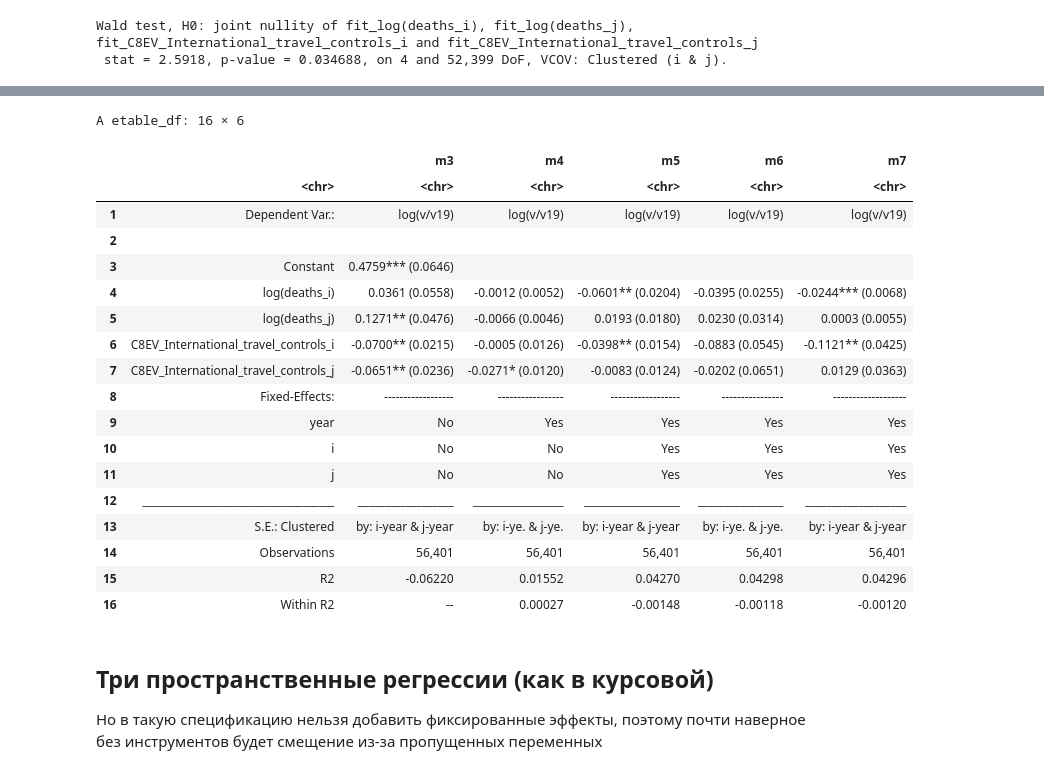
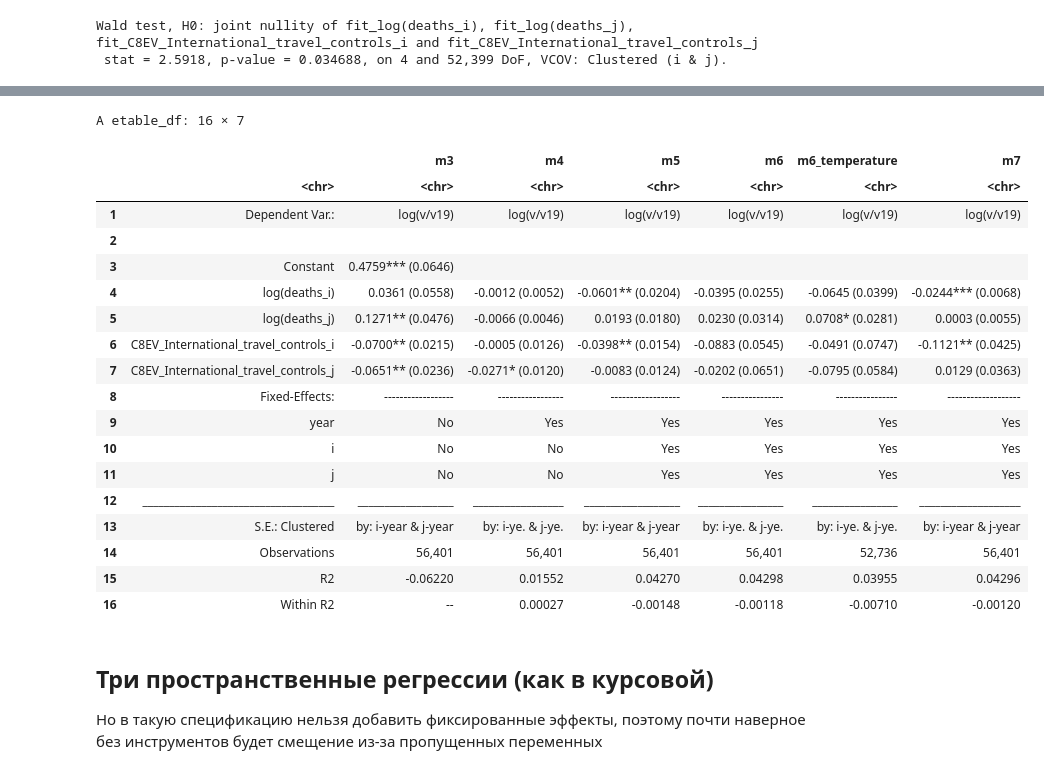
Before and after one commit to xan-d-or/thesis, a Jupyter notebook: analysis/hs0_estimation.ipynb, the cells around one changed output, grey strips where cells are left out. Saved outputs shown, nothing was run; the diff lists cells and outputs as text; code cells hidden in the pictures.

```diff
--- a/analysis/hs0_estimation.ipynb
+++ b/analysis/hs0_estimation.ipynb
@@ -354,7 +338,7 @@ F-test (1st stage), log(deaths_j): stat = 721.0    , p < 2.2e-16 , on 8 and 56,0
 # Спецификация с фиксированными эффектами, куда я добавил инструменты, чтобы убрать потенциальную двустороннюю связь.
 # Добавить больше инструментов, которые меняются во времени. Мб плотность населения или медианный возраст брать не за 2019 год а в динамике,
 # чтобы использовать их как инструменты в этой спецификации.
-m5 = feols(log(v/v19) ~  1 +
+fe_iv = feols(log(v/v19) ~  1 +
  C8EV_International_travel_controls_i + C8EV_International_travel_controls_j | year+i+j|
  log(deaths_i) + log(deaths_j) ~
 # H6M_Facial_Coverings_i+H6M_Facial_Coverings_j
@@ -370,7 +354,7 @@ population_density_i + population_density_j
  ,
  data = df
  )
-m5 %>% summary(cluster = ~ i+j)
+fe_iv %>% summary(cluster = ~ i+j)
 # %% [output]
 NOTE: 13,906 observations removed because of NA and infinite values (RHS: 9,802, IV: 6,067/10,661).
 TSLS estimation - Dep. Var.: log(v/v19)
@@ -391,7 +375,7 @@ F-test (1st stage), log(deaths_j): stat = 919.6    , p < 2.2e-16 , on 6 and 56,0
                        Wu-Hausman: stat =   4.75857, p = 0.008581, on 2 and 56,044 DoF.
                            Sargan: stat =   4.68934, p = 0.320684, on 4 DoF.
 # %%
-m6 = feols(log(v/v19) ~  1 | year+i+j|
+iv_both_endo = feols(log(v/v19) ~  1 | year+i+j|
  log(deaths_i) + log(deaths_j) +
  C8EV_International_travel_controls_i + C8EV_International_travel_controls_j ~
 # H6M_Facial_Coverings_i+H6M_Facial_Coverings_j
@@ -407,7 +391,7 @@ population_density_i + population_density_j
  ,
  data = df
  )
-m6 %>% summary(cluster = ~ i+j)
+iv_both_endo %>% summary(cluster = ~ i+j)
 # %% [output]
 NOTE: 13,906 observations removed because of NA and infinite values (IV: 13,568/10,661).
 TSLS estimation - Dep. Var.: log(v/v19)
@@ -435,7 +419,7 @@ Wald test, H0: joint nullity of fit_log(deaths_i), fit_log(deaths_j), fit_C8EV_I
  stat = 1.98393, p-value = 0.093977, on 4 and 56,046 DoF, VCOV: Clustered (i & j).
 # %%
 # Но если добавить температуру как инструмент, то значимость появляется...
-m6_temperature = feols(log(v/v19) ~  1 | year+i+j|
+iv_both_endo_temperature = feols(log(v/v19) ~  1 | year+i+j|
  log(deaths_i) + log(deaths_j) +
  C8EV_International_travel_controls_i + C8EV_International_travel_controls_j ~
 # H6M_Facial_Coverings_i+H6M_Facial_Coverings_j
@@ -451,8 +435,8 @@ average_surface_temperature_i + average_surface_temperature_j # Добавляе
  ,
  data = df
  )
-m6_temperature %>% summary(cluster = ~ i+j)
-wald(m6_temperature, keep = 'log|C8', vcov = ~i+j)
+iv_both_endo_temperature %>% summary(cluster = ~ i+j)
+wald(iv_both_endo_temperature, keep = 'log|C8', vcov = ~i+j)
 # %% [output]
 NOTE: 17,571 observations removed because of NA and infinite values (IV: 13,568/15,000).
 TSLS estimation - Dep. Var.: log(v/v19)
@@ -476,7 +460,7 @@ Wald test, H0: joint nullity of fit_log(deaths_i), fit_log(deaths_j), fit_C8EV_I
  stat = 2.5918, p-value = 0.034688, on 4 and 52,399 DoF, VCOV: Clustered (i & j).
 # %%
 # Как будто ограничения тоже эндогенные...
-m7 = feols(log(v/v19) ~  1 + log(deaths_i) + log(deaths_j) | year+i+j|
+iv_itc_endo = feols(log(v/v19) ~  1 + log(deaths_i) + log(deaths_j) | year+i+j|
  C8EV_International_travel_controls_i + C8EV_International_travel_controls_j ~
 # H6M_Facial_Coverings_i+H6M_Facial_Coverings_j
 # +
@@ -491,7 +475,7 @@ population_density_i + population_density_j
  ,
  data = df
  )
-m7 %>% summary(cluster = ~ i+j)
+iv_itc_endo %>% summary(cluster = ~ i+j)
 # %% [output]
 NOTE: 13,906 observations removed because of NA and infinite values (RHS: 6,067, IV: 9,802/10,661).
 TSLS estimation - Dep. Var.: log(v/v19)
@@ -656,26 +640,26 @@ A etable_df: 16 × 6
 # %%
 # Так вроде не очень корректно делать, если мы верим в возможную автокорреляцию
-etable(m3, m4, m5, m6, m7, vcov = ~i^year+j^year, signif.code = signif.code)
+etable(pulled_tsls, fe_iv_year, fe_iv, iv_both_endo, iv_both_endo_temperature, iv_itc_endo, vcov = ~i^year+j^year, signif.code = signif.code)
 # %% [output]
-A etable_df: 16 × 6
+A etable_df: 16 × 7
-|  |  | m3 | m4 | m5 | m6 | m7 |
-|  | <chr> | <chr> | <chr> | <chr> | <chr> | <chr> |
-| 1 | Dependent Var.: | log(v/v19) | log(v/v19) | log(v/v19) | log(v/v19) | log(v/v19) |
-| 2 |  |  |  |  |  |  |
-| 3 | Constant | 0.4759*** (0.0646) |  |  |  |  |
-| 4 | log(deaths_i) | 0.0361 (0.0558) | -0.0012 (0.0052) | -0.0601** (0.0204) | -0.0395 (0.0255) | -0.0244*** (0.0068) |
-| 5 | log(deaths_j) | 0.1271** (0.0476) | -0.0066 (0.0046) | 0.0193 (0.0180) | 0.0230 (0.0314) | 0.0003 (0.0055) |
-| 6 | C8EV_International_travel_controls_i | -0.0700** (0.0215) | -0.0005 (0.0126) | -0.0398** (0.0154) | -0.0883 (0.0545) | -0.1121** (0.0425) |
-| 7 | C8EV_International_travel_controls_j | -0.0651** (0.0236) | -0.0271* (0.0120) | -0.0083 (0.0124) | -0.0202 (0.0651) | 0.0129 (0.0363) |
-| 8 | Fixed-Effects: | ------------------ | ----------------- | ------------------ | ---------------- | ------------------- |
-| 9 | year | No | Yes | Yes | Yes | Yes |
-| 10 | i | No | No | Yes | Yes | Yes |
-| 11 | j | No | No | Yes | Yes | Yes |
-| 12 | ____________________________________ | __________________ | _________________ | __________________ | ________________ | ___________________ |
-| 13 | S.E.: Clustered | by: i-year & j-year | by: i-ye. & j-ye. | by: i-year & j-year | by: i-ye. & j-ye. | by: i-year & j-year |
-| 14 | Observations | 56,401 | 56,401 | 56,401 | 56,401 | 56,401 |
-| 15 | R2 | -0.06220 | 0.01552 | 0.04270 | 0.04298 | 0.04296 |
-| 16 | Within R2 | -- | 0.00027 | -0.00148 | -0.00118 | -0.00120 |
+|  |  | m3 | m4 | m5 | m6 | m6_temperature | m7 |
+|  | <chr> | <chr> | <chr> | <chr> | <chr> | <chr> | <chr> |
+| 1 | Dependent Var.: | log(v/v19) | log(v/v19) | log(v/v19) | log(v/v19) | log(v/v19) | log(v/v19) |
+| 2 |  |  |  |  |  |  |  |
+| 3 | Constant | 0.4759*** (0.0646) |  |  |  |  |  |
+| 4 | log(deaths_i) | 0.0361 (0.0558) | -0.0012 (0.0052) | -0.0601** (0.0204) | -0.0395 (0.0255) | -0.0645 (0.0399) | -0.0244*** (0.0068) |
+| 5 | log(deaths_j) | 0.1271** (0.0476) | -0.0066 (0.0046) | 0.0193 (0.0180) | 0.0230 (0.0314) | 0.0708* (0.0281) | 0.0003 (0.0055) |
+| 6 | C8EV_International_travel_controls_i | -0.0700** (0.0215) | -0.0005 (0.0126) | -0.0398** (0.0154) | -0.0883 (0.0545) | -0.0491 (0.0747) | -0.1121** (0.0425) |
+| 7 | C8EV_International_travel_controls_j | -0.0651** (0.0236) | -0.0271* (0.0120) | -0.0083 (0.0124) | -0.0202 (0.0651) | -0.0795 (0.0584) | 0.0129 (0.0363) |
+| 8 | Fixed-Effects: | ------------------ | ----------------- | ------------------ | ---------------- | ---------------- | ------------------- |
+| 9 | year | No | Yes | Yes | Yes | Yes | Yes |
+| 10 | i | No | No | Yes | Yes | Yes | Yes |
+| 11 | j | No | No | Yes | Yes | Yes | Yes |
+| 12 | ____________________________________ | __________________ | _________________ | __________________ | ________________ | ________________ | ___________________ |
+| 13 | S.E.: Clustered | by: i-year & j-year | by: i-ye. & j-ye. | by: i-year & j-year | by: i-ye. & j-ye. | by: i-ye. & j-ye. | by: i-year & j-year |
+| 14 | Observations | 56,401 | 56,401 | 56,401 | 56,401 | 52,736 | 56,401 |
+| 15 | R2 | -0.06220 | 0.01552 | 0.04270 | 0.04298 | 0.03955 | 0.04296 |
+| 16 | Within R2 | -- | 0.00027 | -0.00148 | -0.00118 | -0.00710 | -0.00120 |
 # %% [markdown]
 ## Три пространственные регрессии (как в курсовой)
 
```
Also changed, not shown: parts of 13 cells of this notebook.
